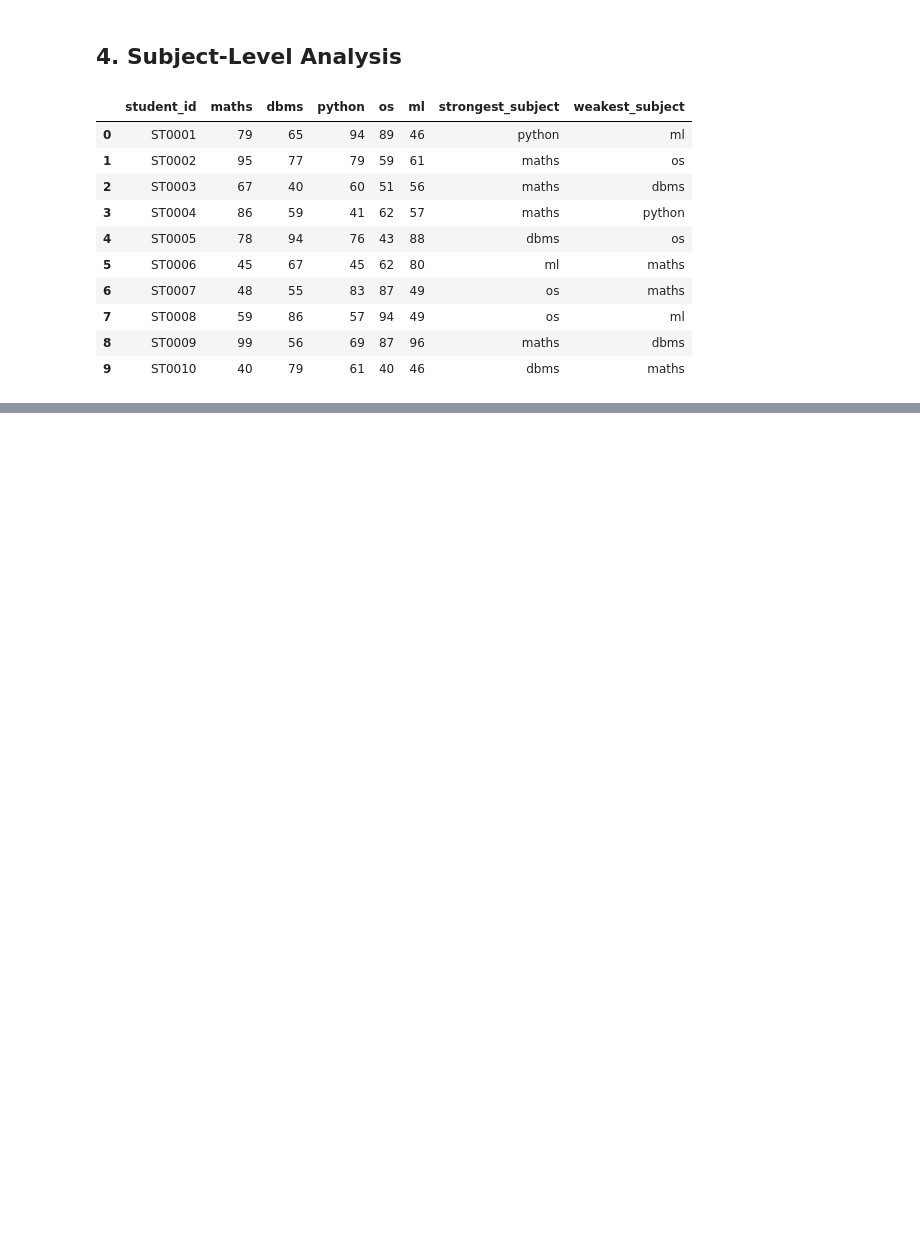
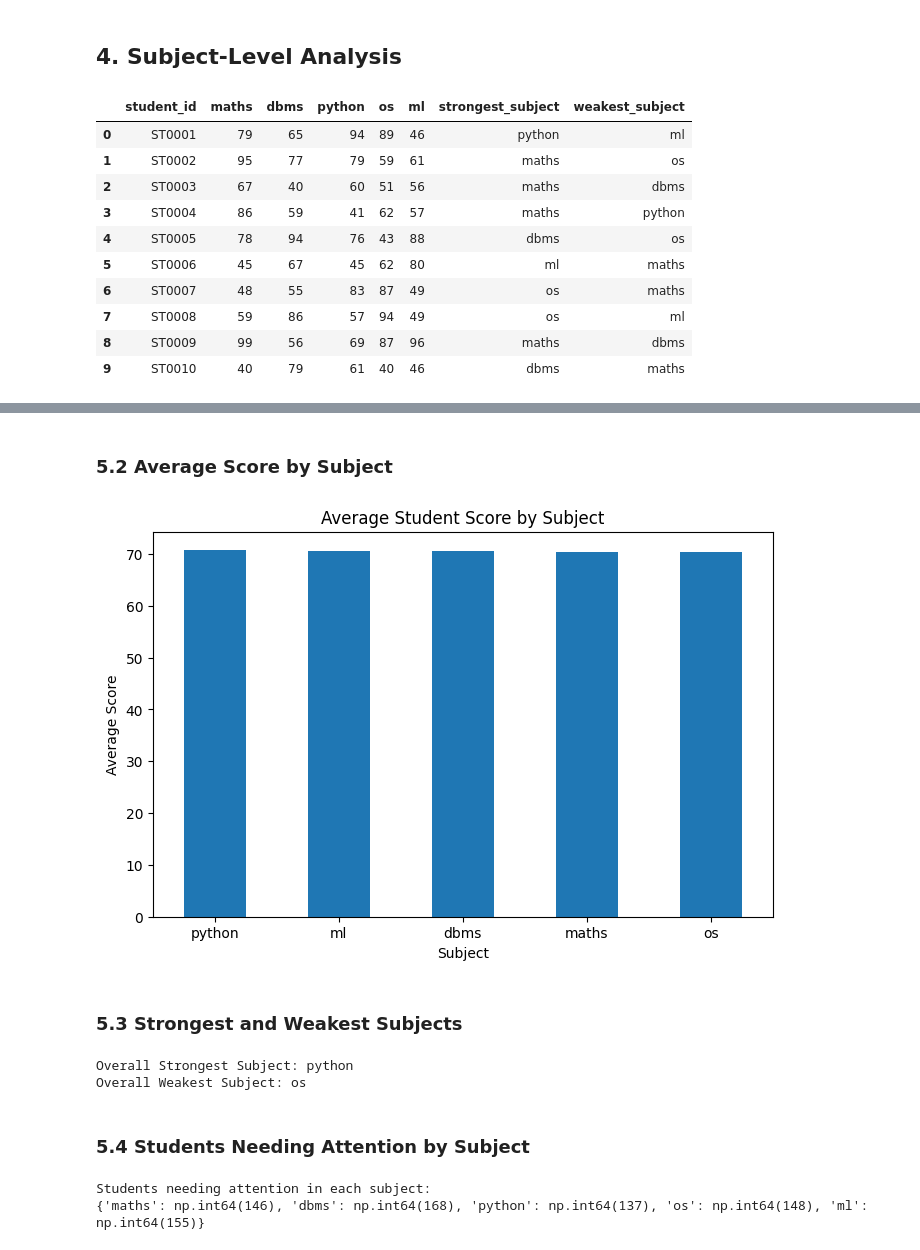
Before and after one commit to Nithin-M11/ai-student-learning-insights, a Jupyter notebook: AI_Student_Learning_Insights.ipynb, the cells around one changed output, grey strips where cells are left out. Saved outputs shown, nothing was run; the diff lists cells and outputs as text; code cells hidden in the pictures; blank space fills up the shorter version.

Commit message:
Update student report and ML prediction features

```diff
--- a/AI_Student_Learning_Insights.ipynb
+++ b/AI_Student_Learning_Insights.ipynb
@@ -381,0 +394,7 @@ df["weakest_subject"] = df[subjects].idxmin(axis=1)
+# %%
+subjects = ["maths", "dbms", "python", "os", "ml"]
+
+subject_averages = df[subjects].mean().sort_values(ascending=False)
+
+print("Average Score by Subject:")
+print(subject_averages)
@@ -381,0 +409,39 @@ df["weakest_subject"] = df[subjects].idxmin(axis=1)
+# %% [markdown]
+### 5.2 Average Score by Subject
+# %%
+plt.figure(figsize=(8, 5))
+
+subject_averages.plot(kind="bar")
+
+plt.xlabel("Subject")
+plt.ylabel("Average Score")
+plt.title("Average Student Score by Subject")
+
+plt.xticks(rotation=0)
+plt.show()
+# %% [output]
+[figure, added]
+# %% [markdown]
+### 5.3 Strongest and Weakest Subjects
+# %%
+strongest_subject = subject_averages.idxmax()
+weakest_subject = subject_averages.idxmin()
+
+print("Overall Strongest Subject:", strongest_subject)
+print("Overall Weakest Subject:", weakest_subject)
+# %% [output]
+Overall Strongest Subject: python
+Overall Weakest Subject: os
+# %% [markdown]
+### 5.4 Students Needing Attention by Subject
+# %%
+weak_subject_counts = {}
+
+for subject in subjects:
+    weak_subject_counts[subject] = (df[subject] < 50).sum()
+
+print("Students needing attention in each subject:")
+print(weak_subject_counts)
+# %% [output]
+Students needing attention in each subject:
+{'maths': np.int64(146), 'dbms': np.int64(168), 'python': np.int64(137), 'os': np.int64(148), 'ml': np.int64(155)}
```
Also changed, not shown: parts of 52 cells of this notebook.
